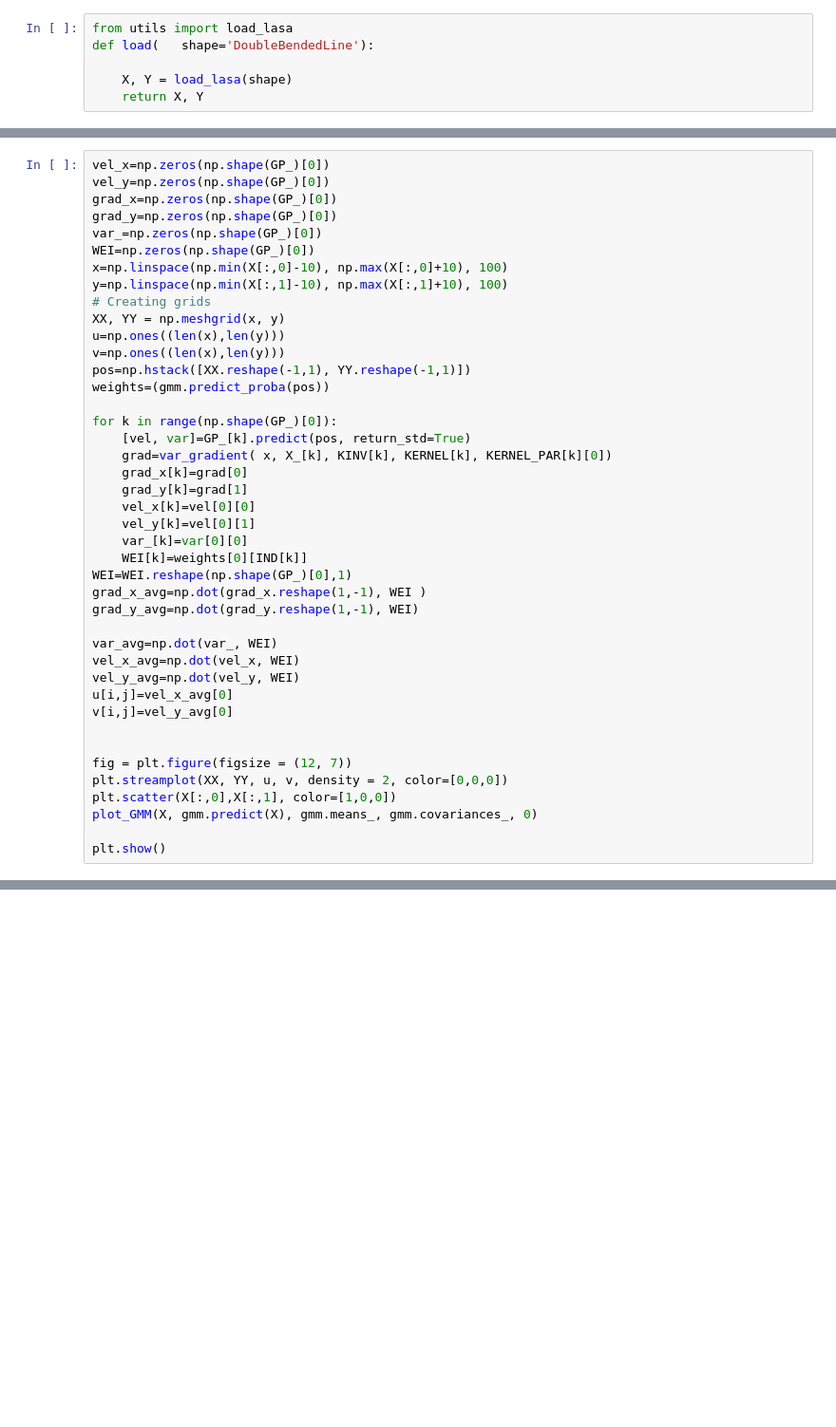
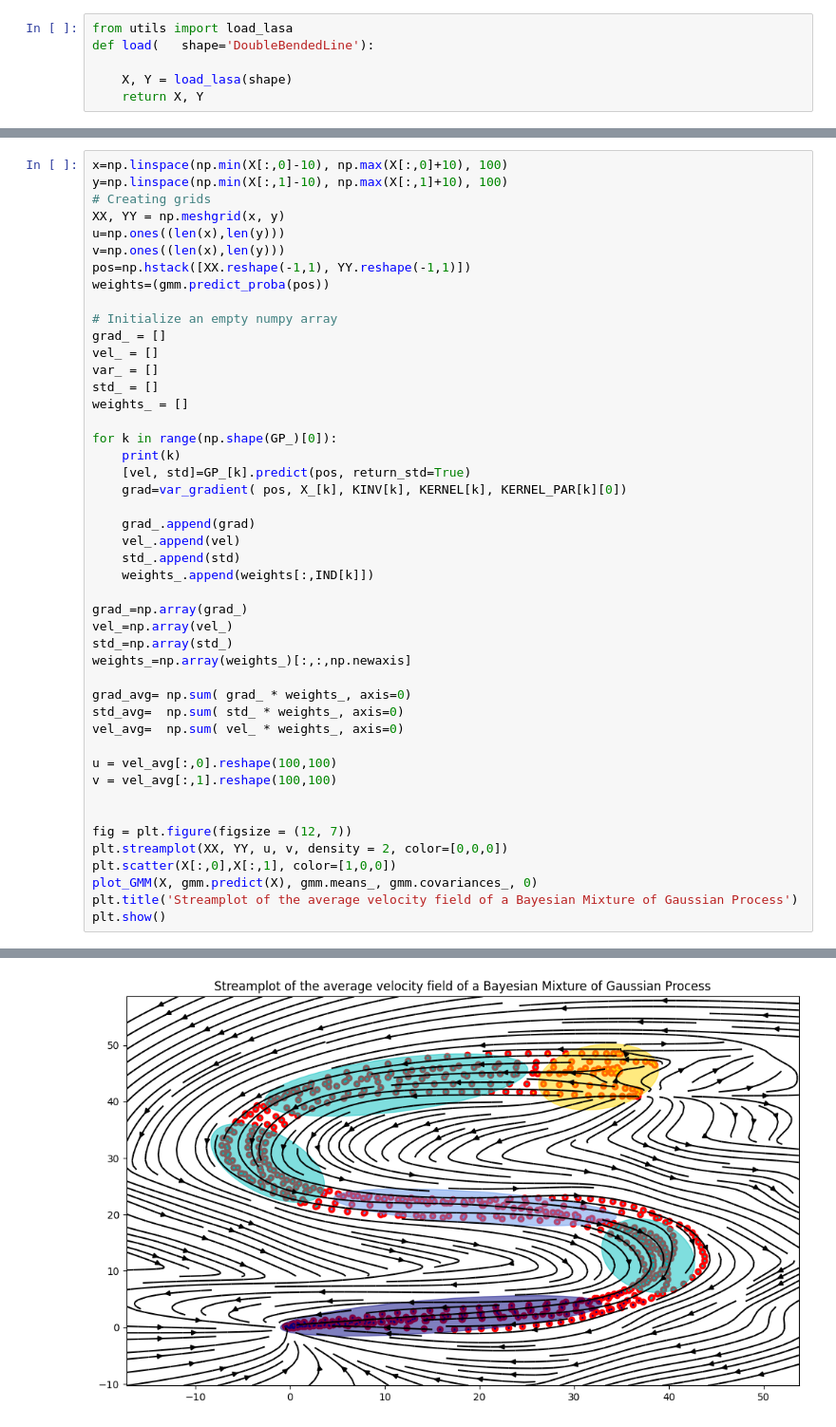
Before and after one commit to franzesegiovanni/gaussian_process_tutorials, a Jupyter notebook: How_to_fit_a_Motion_with_a_Gaussian_Mixture_of_Gaussian Process.ipynb, the cells around one changed output, grey strips where cells are left out. Shown at 95% size. Cells and saved outputs as stored; diff of their text form; blank space fills up the shorter version.

Commit message:
finished cleaning the example on bayesian mixture of gaussian process. It works much faster now.

```diff
--- a/How_to_fit_a_Motion_with_a_Gaussian_Mixture_of_Gaussian Process.ipynb
+++ b/How_to_fit_a_Motion_with_a_Gaussian_Mixture_of_Gaussian Process.ipynb
@@ -121,10 +120,4 @@ Not empty components:
 # %%
-vel_x=np.zeros(np.shape(GP_)[0])
-vel_y=np.zeros(np.shape(GP_)[0])
-grad_x=np.zeros(np.shape(GP_)[0])
-grad_y=np.zeros(np.shape(GP_)[0])
-var_=np.zeros(np.shape(GP_)[0])
-WEI=np.zeros(np.shape(GP_)[0])
 x=np.linspace(np.min(X[:,0]-10), np.max(X[:,0]+10), 100)
 y=np.linspace(np.min(X[:,1]-10), np.max(X[:,1]+10), 100)
 # Creating grids
@@ -134,30 +127,40 @@ v=np.ones((len(x),len(y)))
 pos=np.hstack([XX.reshape(-1,1), YY.reshape(-1,1)])
 weights=(gmm.predict_proba(pos))
 
+# Initialize an empty numpy array
+grad_ = []
+vel_ = []
+var_ = []
+std_ = []
+weights_ = []
+
 for k in range(np.shape(GP_)[0]):
-    [vel, var]=GP_[k].predict(pos, return_std=True)
-    grad=var_gradient( x, X_[k], KINV[k], KERNEL[k], KERNEL_PAR[k][0])
-    grad_x[k]=grad[0]
-    grad_y[k]=grad[1]
-    vel_x[k]=vel[0][0]
-    vel_y[k]=vel[0][1]
-    var_[k]=var[0][0]
-    WEI[k]=weights[0][IND[k]]
-WEI=WEI.reshape(np.shape(GP_)[0],1)
-grad_x_avg=np.dot(grad_x.reshape(1,-1), WEI )
-grad_y_avg=np.dot(grad_y.reshape(1,-1), WEI)
+    print(k)
+    [vel, std]=GP_[k].predict(pos, return_std=True)
+    grad=var_gradient( pos, X_[k], KINV[k], KERNEL[k], KERNEL_PAR[k][0])
 
-var_avg=np.dot(var_, WEI)
-vel_x_avg=np.dot(vel_x, WEI)
-vel_y_avg=np.dot(vel_y, WEI)
-u[i,j]=vel_x_avg[0]
-v[i,j]=vel_y_avg[0]
+    grad_.append(grad)
+    vel_.append(vel)
+    std_.append(std)
+    weights_.append(weights[:,IND[k]])
+
+grad_=np.array(grad_)
+vel_=np.array(vel_)
+std_=np.array(std_)
+weights_=np.array(weights_)[:,:,np.newaxis]
+
+grad_avg= np.sum( grad_ * weights_, axis=0)
+std_avg=  np.sum( std_ * weights_, axis=0)
+vel_avg=  np.sum( vel_ * weights_, axis=0)
+
+u = vel_avg[:,0].reshape(100,100)
+v = vel_avg[:,1].reshape(100,100)
 
 
 fig = plt.figure(figsize = (12, 7))
 plt.streamplot(XX, YY, u, v, density = 2, color=[0,0,0])
 plt.scatter(X[:,0],X[:,1], color=[1,0,0])
 plot_GMM(X, gmm.predict(X), gmm.means_, gmm.covariances_, 0)
-
+plt.title('Streamplot of the average velocity field of a Bayesian Mixture of Gaussian Process')
 plt.show()
 # %% [output]
@@ -164,0 +173 @@ IndexError: too many indices for array: array is 1-dimensional, but 2 were index
+[figure, added]
```
Also changed, not shown: parts of 8 cells of this notebook.
